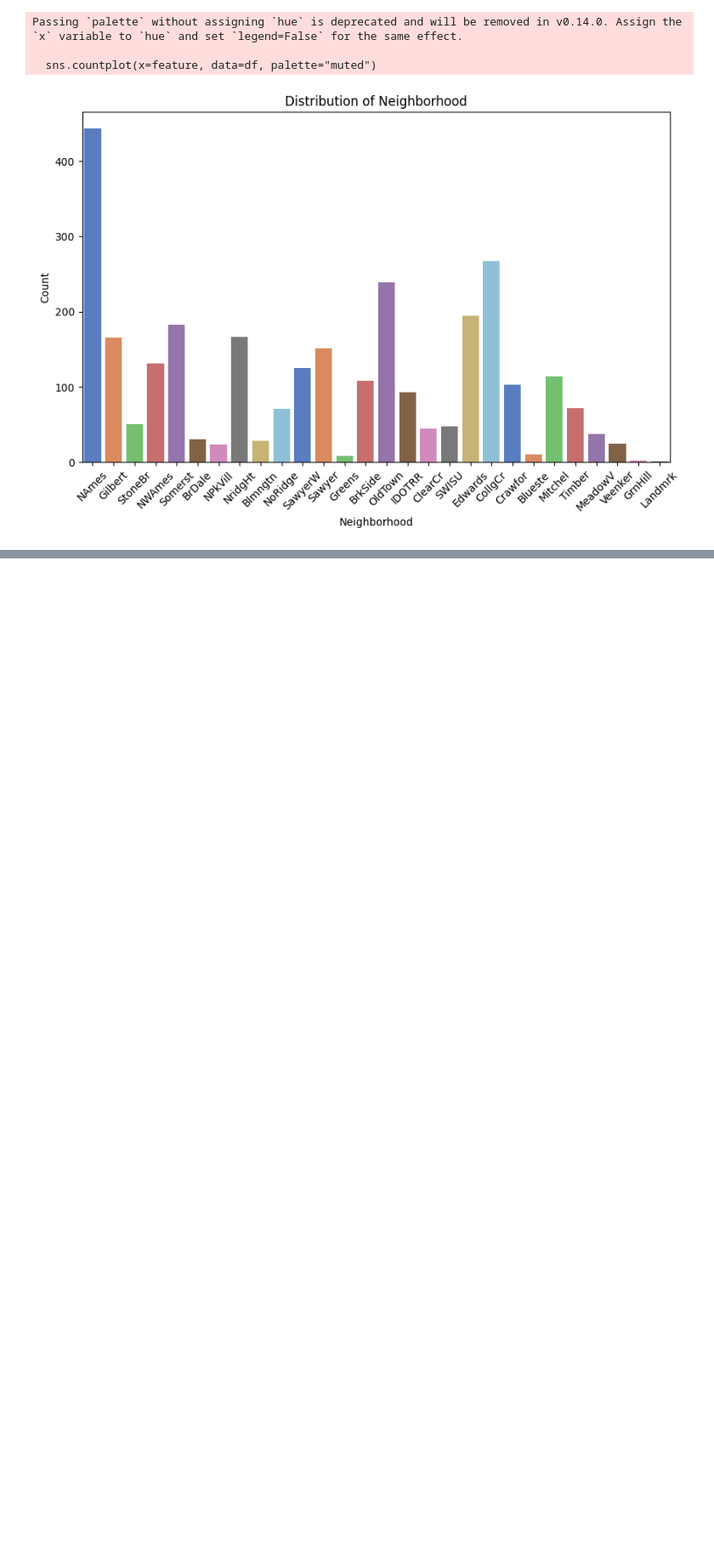
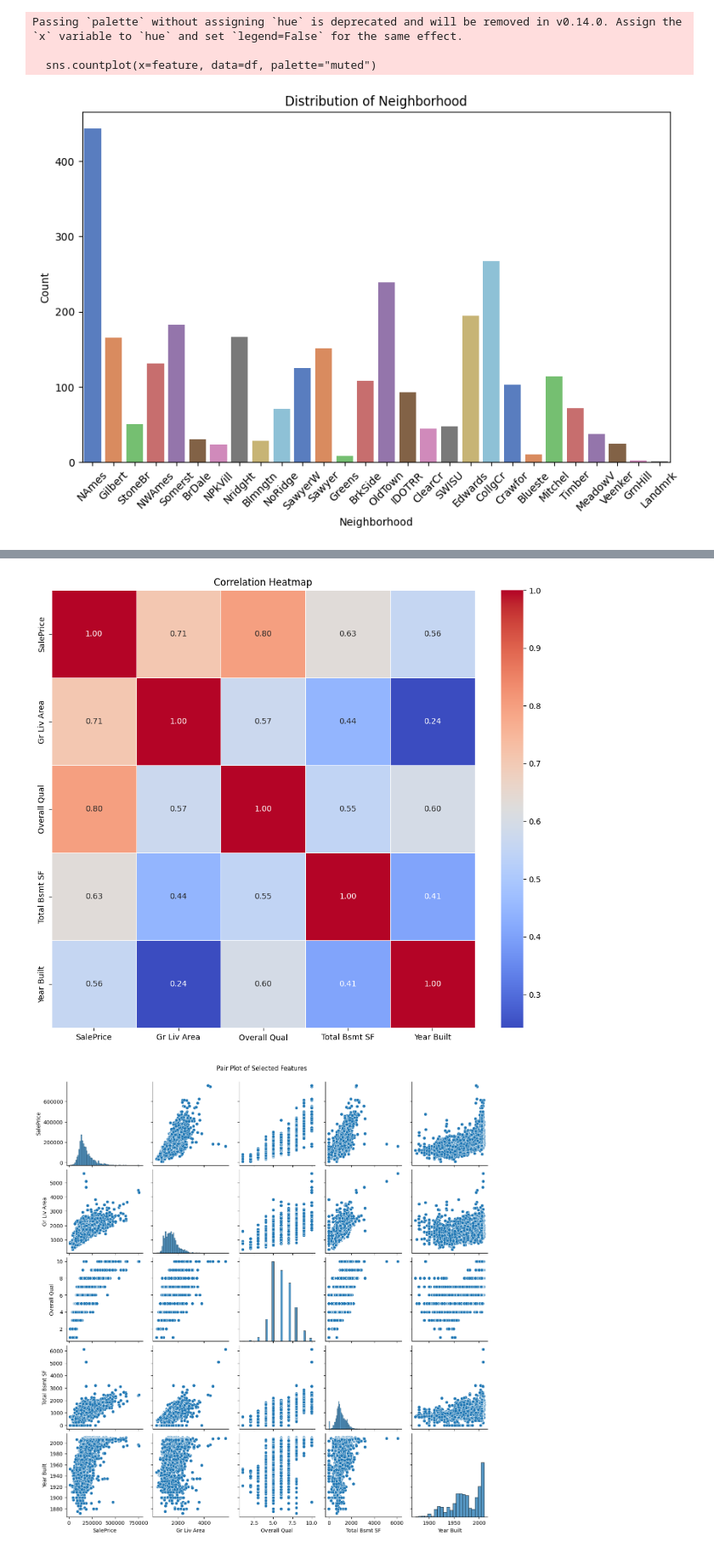
Before and after one commit to AZURIIEAL/MLOPs-Production-level, a Jupyter notebook: analysis/ExploratoryDataAnalysis.ipynb, the cells around one changed output, grey strips where cells are left out. Shown: that part at 85% size. Cells and saved outputs as stored; diff of their text form; code cells hidden in the pictures; blank space fills up the shorter version.

```diff
--- a/analysis/ExploratoryDataAnalysis.ipynb
+++ b/analysis/ExploratoryDataAnalysis.ipynb
@@ -167,0 +189,7 @@ Passing `palette` without assigning `hue` is deprecated and will be removed in v
+# %%
+multivariate_analyzer = SimpleMultivariateAnalysis()
+selected_features = df[['SalePrice', 'Gr Liv Area', 'Overall Qual', 'Total Bsmt SF', 'Year Built']]
+multivariate_analyzer.analyze(selected_features)
+# %% [output]
+[figure, added]
+[figure, added]
```
Also changed, not shown: parts of 6 cells of this notebook, 6 other files.
